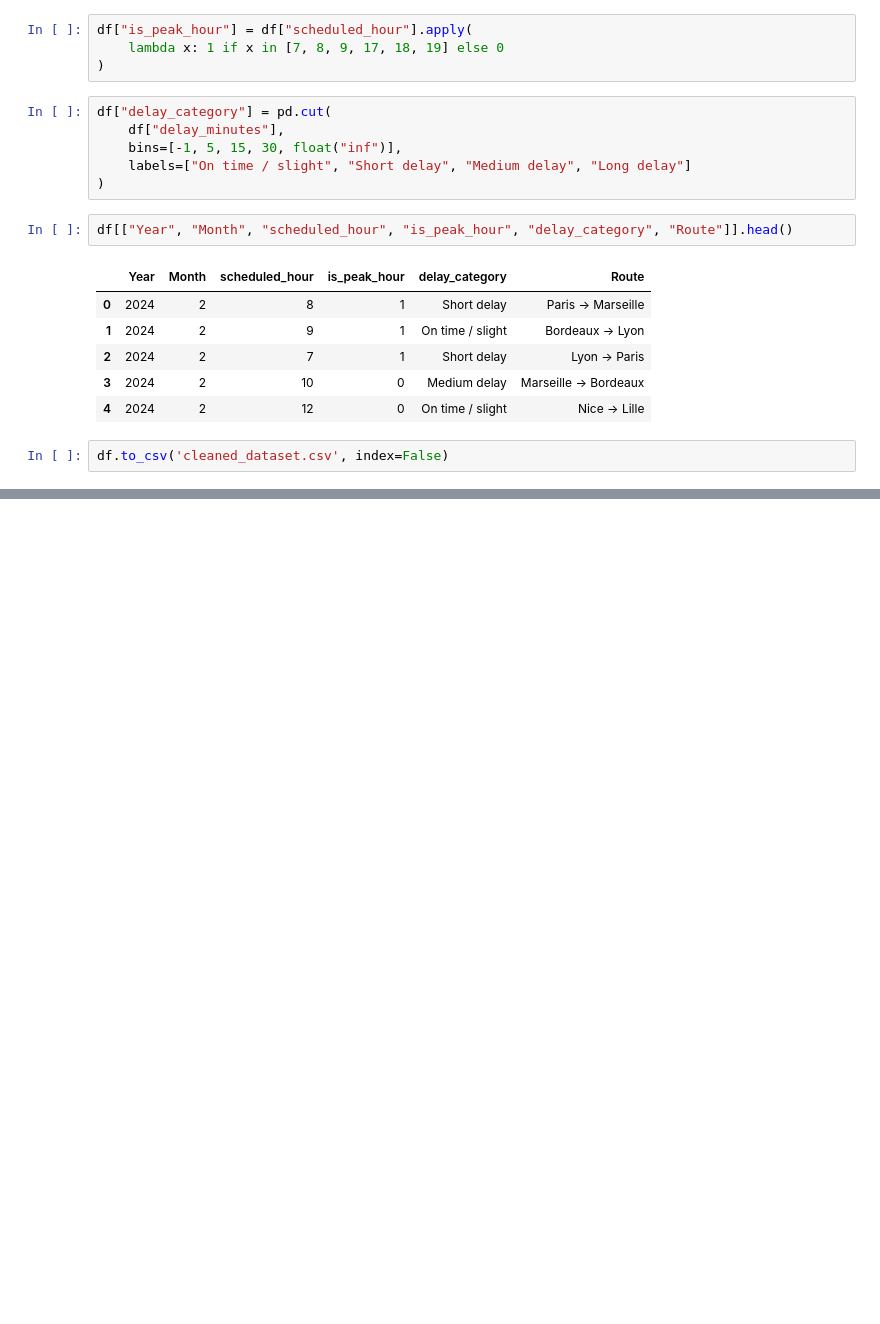
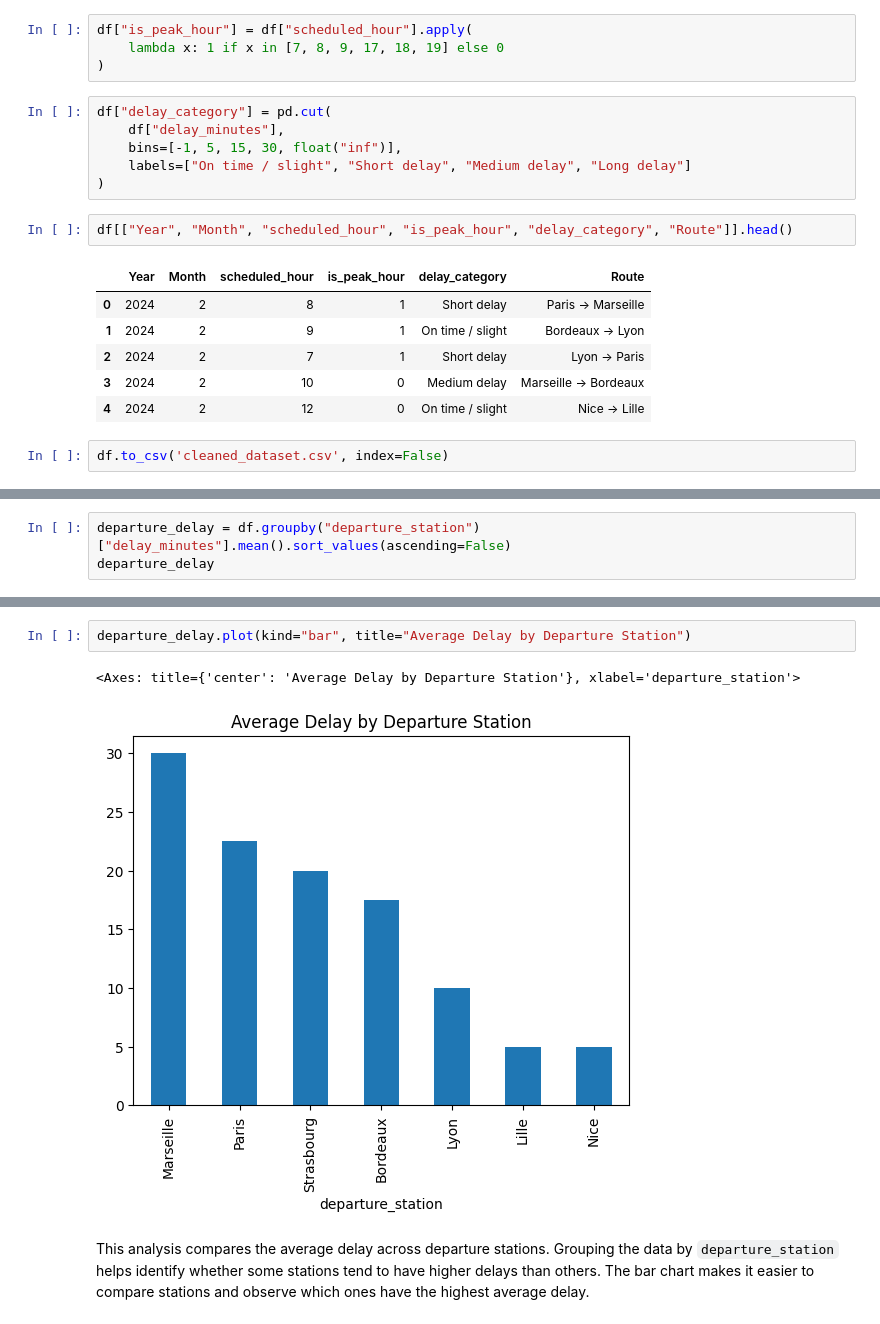
Before and after one commit to dianatrc/tardis, a Jupyter notebook: tardis_eda.ipynb, the cells around one changed output, grey strips where cells are left out. Drawn from its saved outputs; the diff is of its cells as text; blank space fills up the shorter version.

Commit message:
part of step 2 analysis

```diff
--- a/tardis_eda.ipynb
+++ b/tardis_eda.ipynb
@@ -138,0 +186,3 @@ df.to_csv('cleaned_dataset.csv', index=False)
+# %%
+departure_delay = df.groupby("departure_station")["delay_minutes"].mean().sort_values(ascending=False)
+departure_delay
@@ -138,0 +199,7 @@ df.to_csv('cleaned_dataset.csv', index=False)
+# %%
+departure_delay.plot(kind="bar", title="Average Delay by Departure Station")
+# %% [output]
+<Axes: title={'center': 'Average Delay by Departure Station'}, xlabel='departure_station'>
+[figure, added]
+# %% [markdown]
+This analysis compares the average delay across departure stations. Grouping the data by `departure_station` helps identify whether some stations tend to have higher delays than others. The bar chart makes it easier to compare stations and observe which ones have the highest average delay.
```
Also changed, not shown: parts of 9 cells of this notebook.
